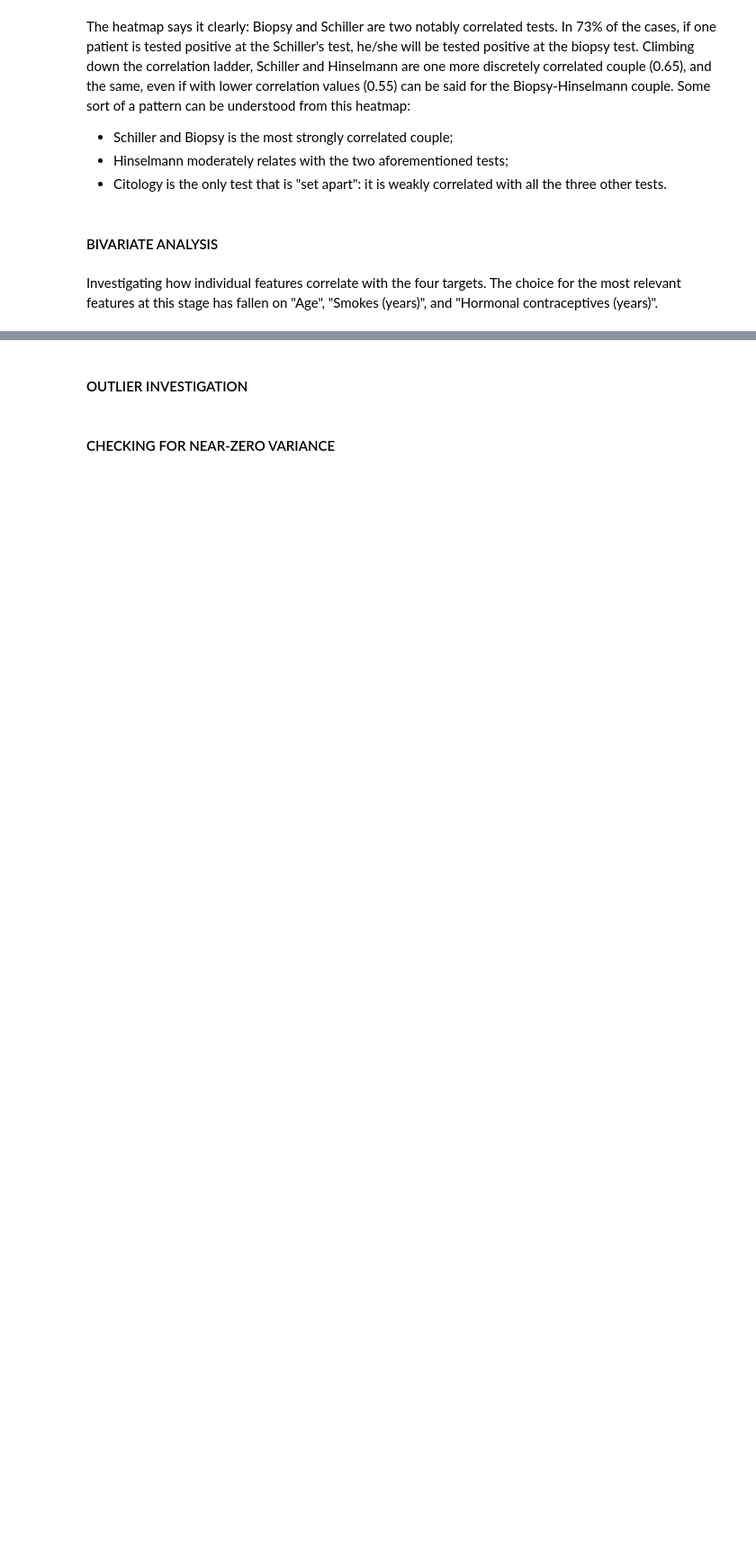
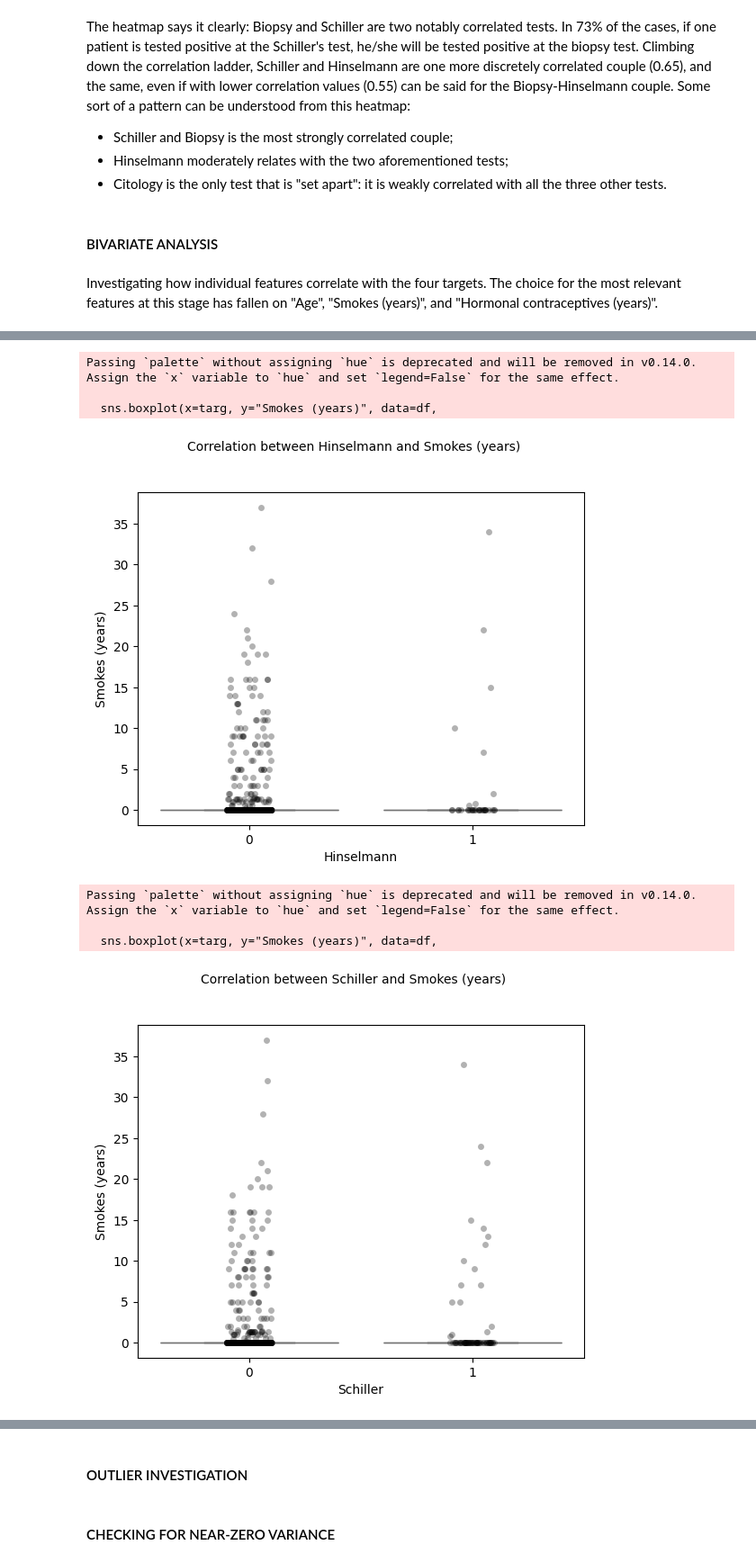
Before and after one commit to Filippo7206/unibo-dtm-ml-2526-cervical-cancer-predictor, a Jupyter notebook: notebooks/02_eda.ipynb, the cells around one changed output, grey strips where cells are left out. Shown at 90% size. Cells and saved outputs as stored; diff of their text form; code cells hidden in the pictures; blank space fills up the shorter version.

```diff
--- a/notebooks/02_eda.ipynb
+++ b/notebooks/02_eda.ipynb
@@ -189,2 +190,23 @@ for targ in targets:
 # %%
 #Smokes (years) relationship discovery with the four target variables
+
+#since this feature is a sparse one (most people don't smoke),
+#instead of just uning a boxplot, I will also overlay a stripplot to show the distribution of individual points
+for i, targ in enumerate(targets):
+    sns.boxplot(x=targ, y="Smokes (years)", data=df,
+                palette="pastel", showfliers=False)
+
+    #setting alpha=0.3 helps see density where points overlap
+    sns.stripplot(x=targ, y="Smokes (years)", data=df,
+                  color='black', alpha=0.3, jitter=True)
+    plt.suptitle(f'Correlation between {targ} and Smokes (years)', size=10, y=1)
+    plt.show()
+# %% [output]
+Passing `palette` without assigning `hue` is deprecated and will be removed in v0.14.0. Assign the `x` variable to `hue` and set `legend=False` for the same effect.
+
+  sns.boxplot(x=targ, y="Smokes (years)", data=df,
+[figure, added]
+Passing `palette` without assigning `hue` is deprecated and will be removed in v0.14.0. Assign the `x` variable to `hue` and set `legend=False` for the same effect.
+
+  sns.boxplot(x=targ, y="Smokes (years)", data=df,
+[figure, added]
```
Also changed, not shown: parts of 10 cells of this notebook.
